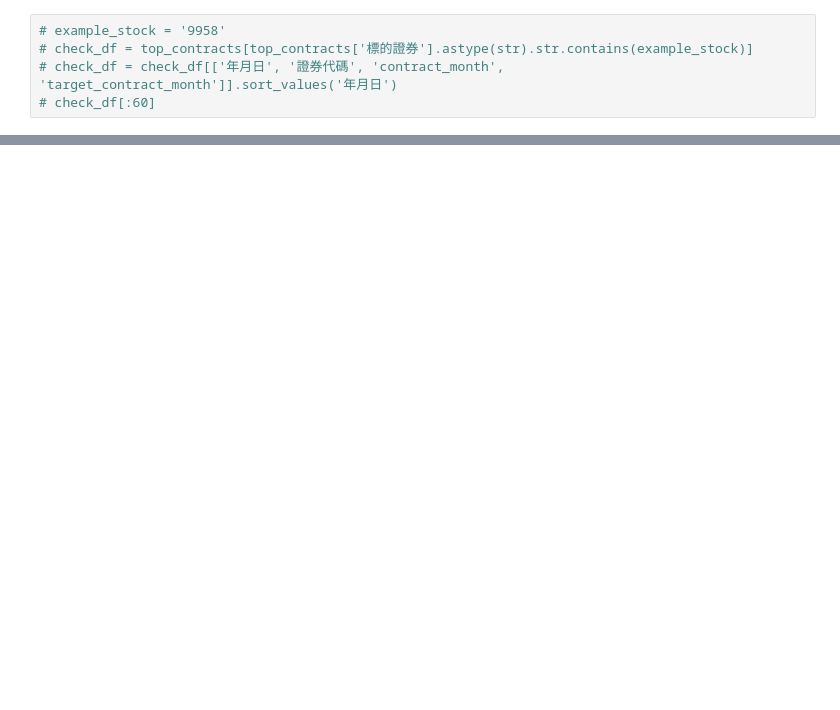
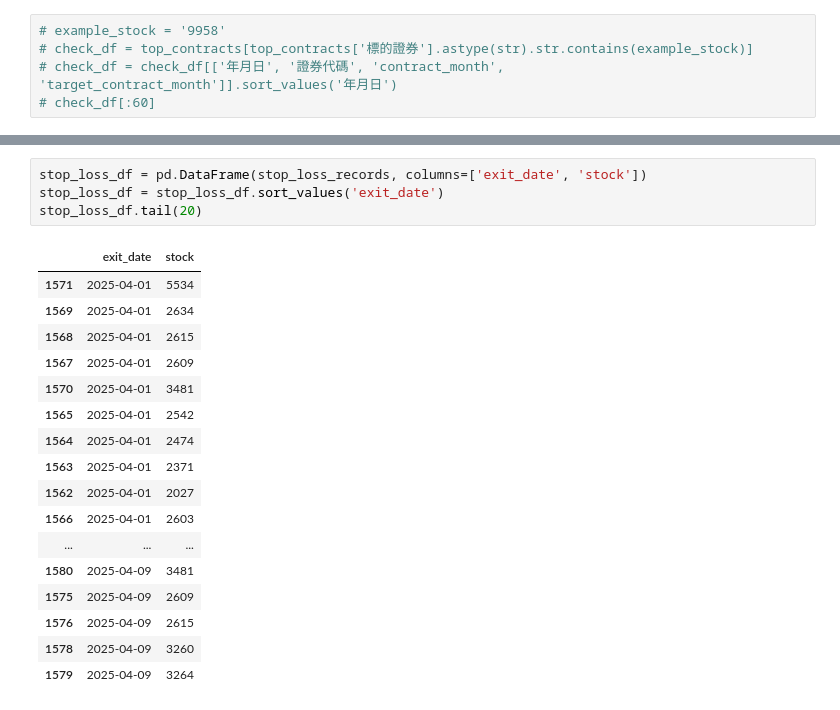
Before and after one commit to roger2389/Stock-Futures-Portfolio, a Jupyter notebook: Alpha alalysis.ipynb, the cells around one changed output, grey strips where cells are left out. Drawn from its saved outputs; the diff is of its cells as text; blank space fills up the shorter version.

```diff
--- a/Alpha alalysis.ipynb
+++ b/Alpha alalysis.ipynb
@@ -731,0 +796,22 @@ bt_ret, weightings = calculate_return_series(ic_ir[mask].loc['2020':],Top_n, exp
+# %%
+stop_loss_df = pd.DataFrame(stop_loss_records, columns=['exit_date', 'stock'])
+stop_loss_df = stop_loss_df.sort_values('exit_date')
+stop_loss_df.tail(20)
+# %% [output]
+|  | exit_date | stock |
+| 1571 | 2025-04-01 | 5534 |
+| 1569 | 2025-04-01 | 2634 |
+| 1568 | 2025-04-01 | 2615 |
+| 1567 | 2025-04-01 | 2609 |
+| 1570 | 2025-04-01 | 3481 |
+| 1565 | 2025-04-01 | 2542 |
+| 1564 | 2025-04-01 | 2474 |
+| 1563 | 2025-04-01 | 2371 |
+| 1562 | 2025-04-01 | 2027 |
+| 1566 | 2025-04-01 | 2603 |
+| ... | ... | ... |
+| 1580 | 2025-04-09 | 3481 |
+| 1575 | 2025-04-09 | 2609 |
+| 1576 | 2025-04-09 | 2615 |
+| 1578 | 2025-04-09 | 3260 |
+| 1579 | 2025-04-09 | 3264 |
```
Also changed, not shown: parts of 17 cells of this notebook.
